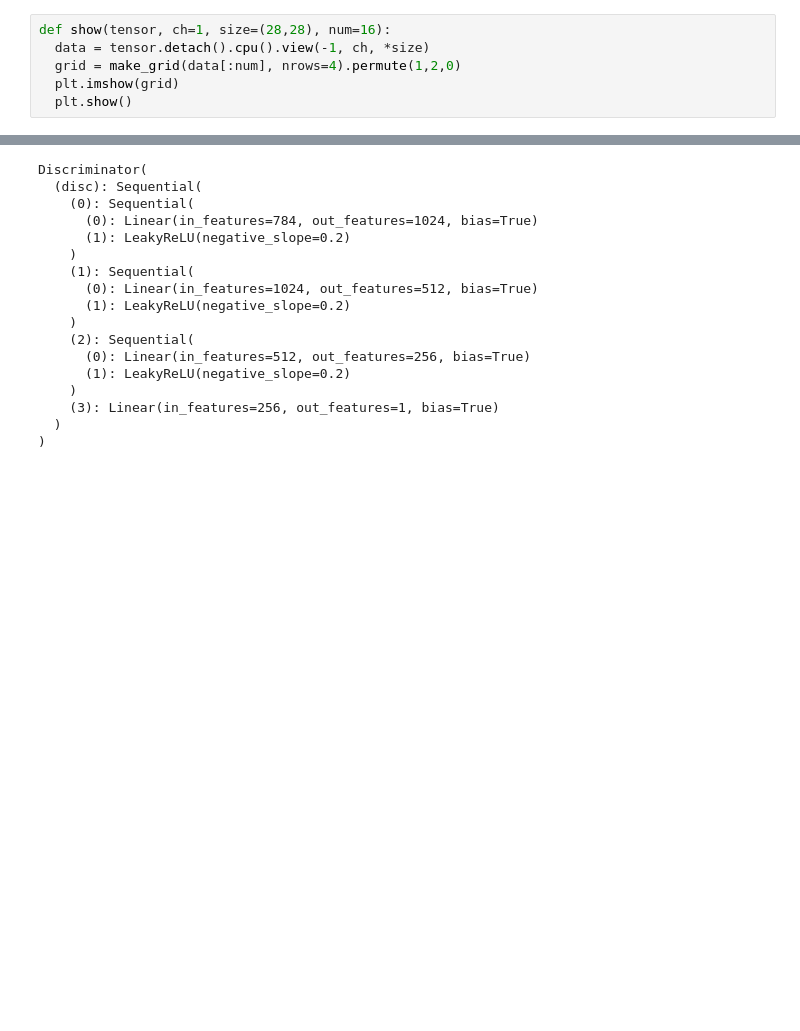
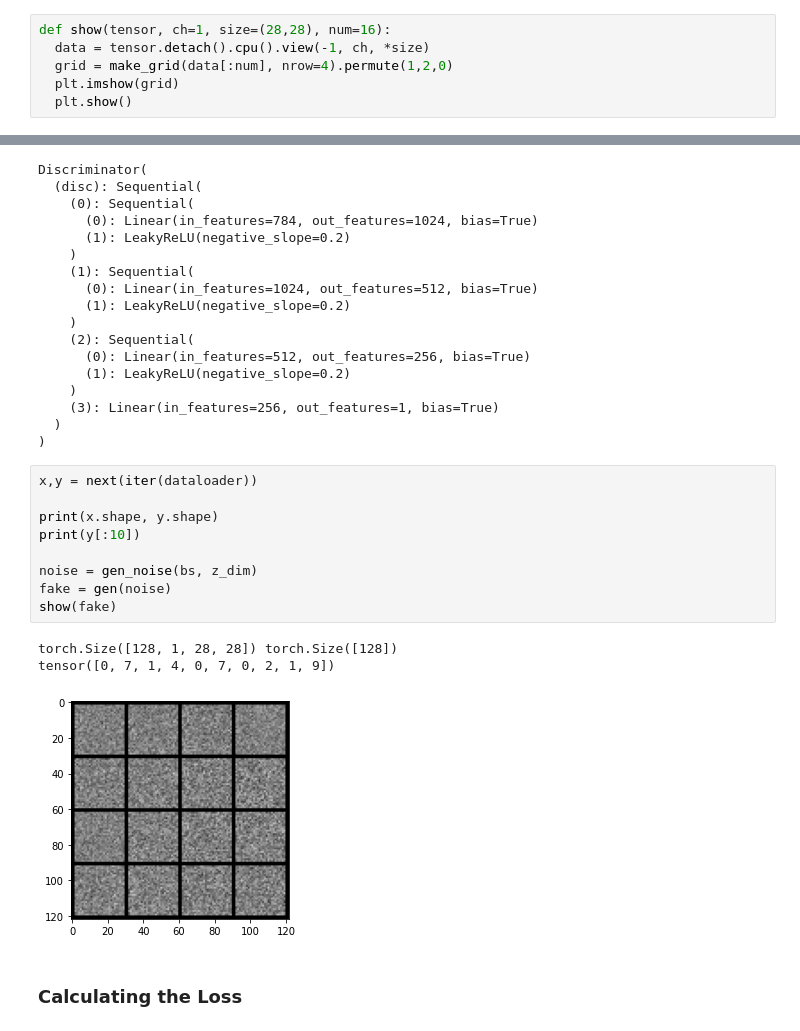
Before and after one commit to sameer203/Basic_GAN, a Jupyter notebook: Basic_GAN.ipynb, the cells around one changed output, grey strips where cells are left out. Drawn from its saved outputs; the diff is of its cells as text; blank space fills up the shorter version.

```diff
--- a/Basic_GAN.ipynb
+++ b/Basic_GAN.ipynb
@@ -24,7 +24,7 @@ import matplotlib.pyplot as plt
 # %%
 def show(tensor, ch=1, size=(28,28), num=16):
   data = tensor.detach().cpu().view(-1, ch, *size)
-  grid = make_grid(data[:num], nrows=4).permute(1,2,0)
+  grid = make_grid(data[:num], nrow=4).permute(1,2,0)
   plt.imshow(grid)
   plt.show()
 # %% [markdown]
@@ -154,3 +154,18 @@ Discriminator(
     (3): Linear(in_features=256, out_features=1, bias=True)
   )
 )
+# %%
+x,y = next(iter(dataloader))
+
+print(x.shape, y.shape)
+print(y[:10])
+
+noise = gen_noise(bs, z_dim)
+fake = gen(noise)
+show(fake)
+# %% [output]
+torch.Size([128, 1, 28, 28]) torch.Size([128])
+tensor([0, 7, 1, 4, 0, 7, 0, 2, 1, 9])
+[figure, added]
+# %% [markdown]
+### Calculating the Loss
```
Also changed, not shown: parts of 1 cell of this notebook.
